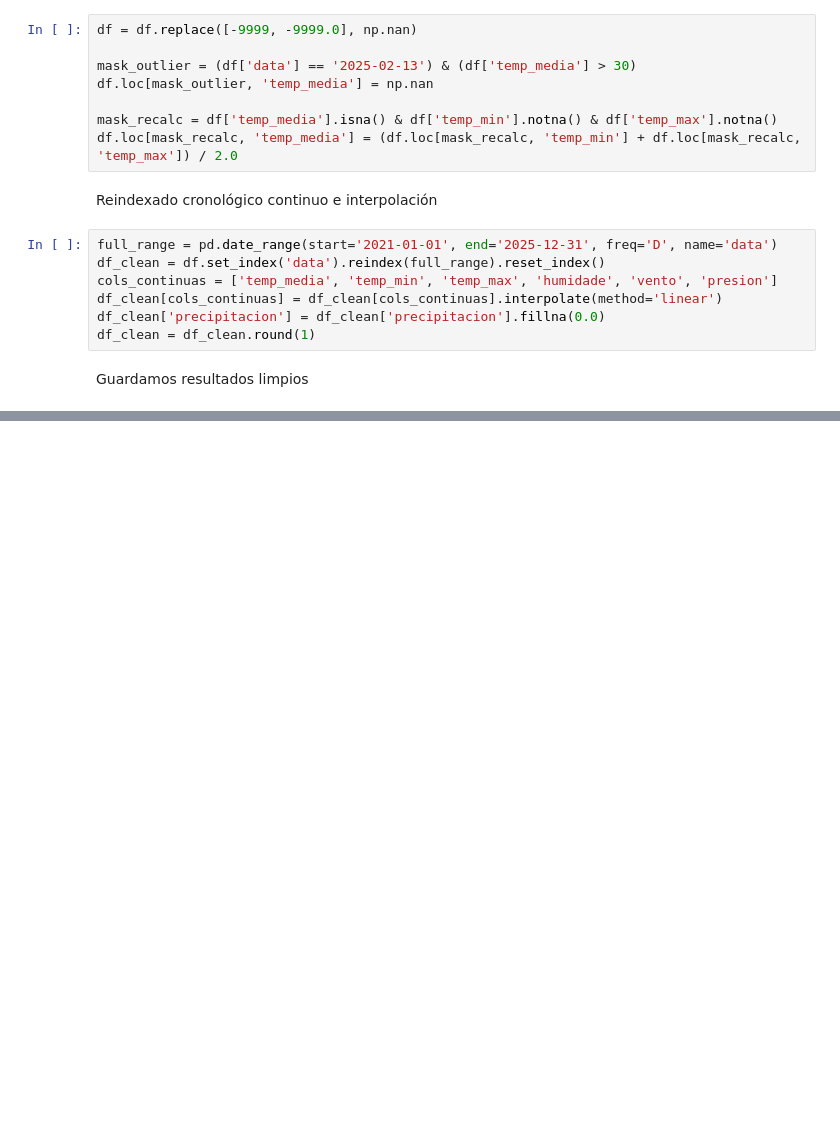
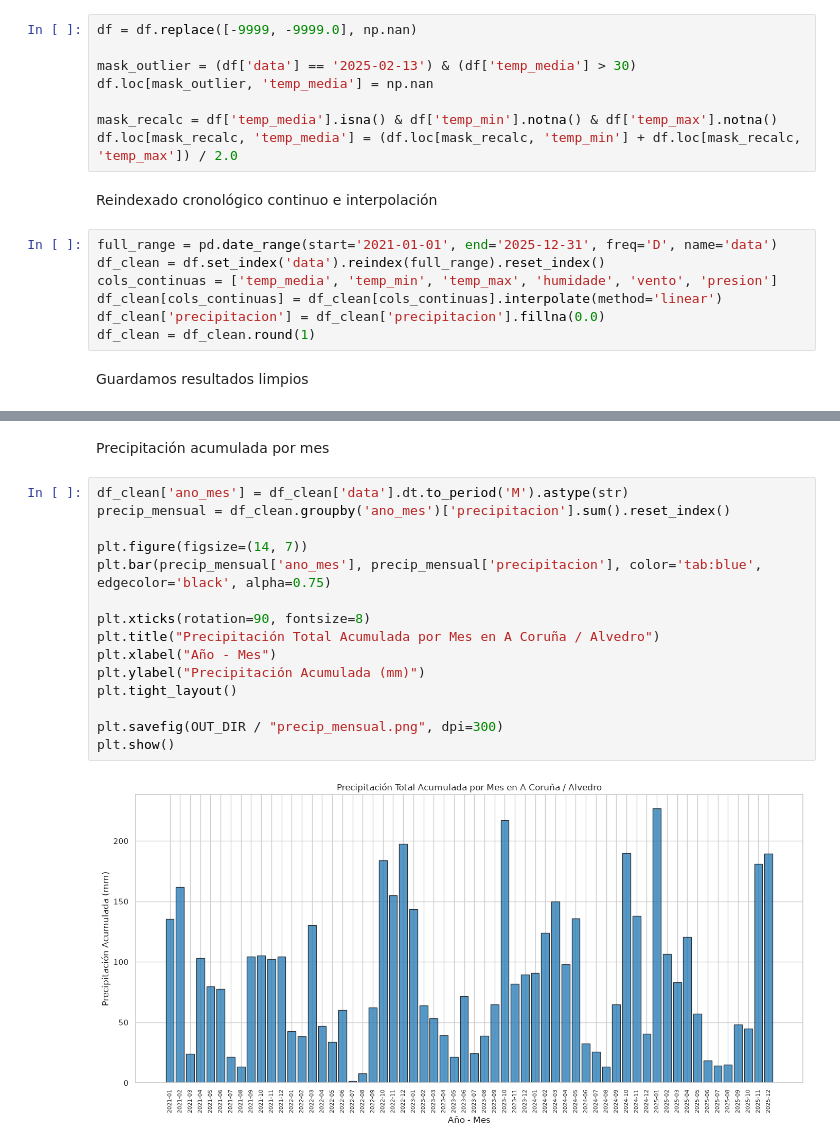
Before and after one commit to VA3N/que-tempo-fixo, a Jupyter notebook: notebooks/01_pipeline_meteo.ipynb, the cells around one changed output, grey strips where cells are left out. Saved outputs shown, nothing was run; the diff lists cells and outputs as text; blank space fills up the shorter version.

```diff
--- a/notebooks/01_pipeline_meteo.ipynb
+++ b/notebooks/01_pipeline_meteo.ipynb
@@ -275,0 +259,19 @@ Tiempo con Operación Vectorizada (5x):
+# %% [markdown]
+Precipitación acumulada por mes
+# %%
+df_clean['ano_mes'] = df_clean['data'].dt.to_period('M').astype(str)
+precip_mensual = df_clean.groupby('ano_mes')['precipitacion'].sum().reset_index()
+
+plt.figure(figsize=(14, 7))
+plt.bar(precip_mensual['ano_mes'], precip_mensual['precipitacion'], color='tab:blue', edgecolor='black', alpha=0.75)
+
+plt.xticks(rotation=90, fontsize=8)
+plt.title("Precipitación Total Acumulada por Mes en A Coruña / Alvedro")
+plt.xlabel("Año - Mes")
+plt.ylabel("Precipitación Acumulada (mm)")
+plt.tight_layout()
+
+plt.savefig(OUT_DIR / "precip_mensual.png", dpi=300)
+plt.show()
+# %% [output]
+[figure, added]
```
Also changed, not shown: parts of 49 cells of this notebook, 2 other files.
